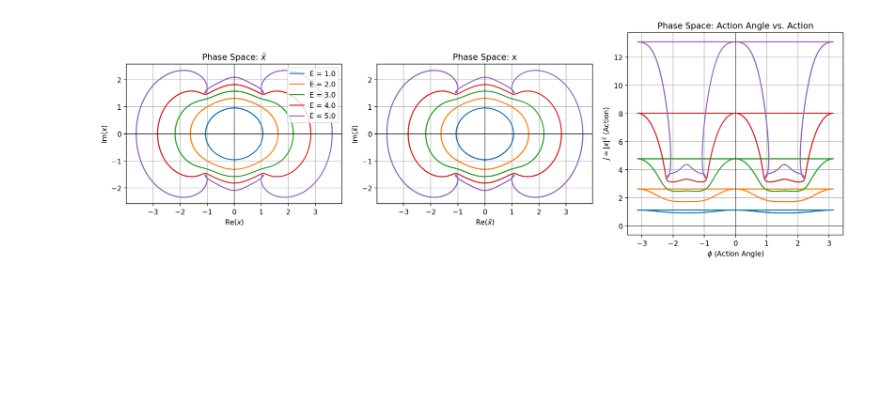
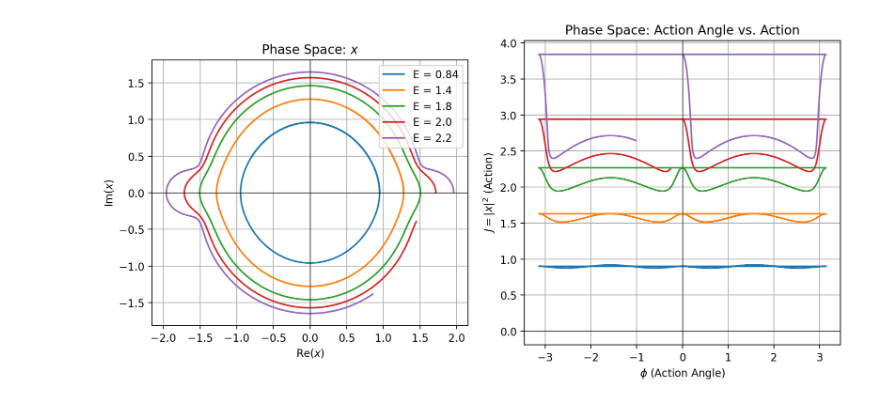
Before and after one commit to kavidey/action-angle-discovery, a Jupyter notebook: sympy example.ipynb, the cells around one changed output. Saved outputs shown, nothing was run; the diff lists cells and outputs as text; code cells hidden in the pictures; blank space fills up the shorter version.

Commit message:
Fix lie series transformation

```diff
--- a/sympy example.ipynb
+++ b/sympy example.ipynb
@@ -20,7 +21,9 @@ def h_2n(n_val, x_val, x_bar_val, omega_0_val):
 h = omega_0 * x * x_bar
 
 for i in range(2,4):
-	h += h_2n(i*2, x, x_bar, omega_0)
+	h += h_2n(i, x, x_bar, omega_0)
+
+h_f = lambdify([x, x_bar, omega_0], h)
 
 h
 # %% [output]
@@ -53,8 +56,11 @@ chi = chi_4+chi_6
 # xp_bar = x_bar + pb(x_bar, chi) + (1/2) * pb(pb(x_bar, chi), chi)
 
 lie_order = 3
-xp = lie_transformation(x, chi, lie_order)
-xp_bar = lie_transformation(x_bar, chi, lie_order)
+xp = lie_transformation(x, -chi, lie_order)
+xp_bar = lie_transformation(x_bar, -chi, lie_order)
 
 xp_f = lambdify([x, x_bar, omega_0], xp)
 xp_bar_f = lambdify([x, x_bar, omega_0], xp_bar)
+# %%
+z = np.linspace(0, 5, 1000)
+plt.plot(z, h_f(z + 0j, 0 + 0j, 1).real)
@@ -138,61 +140,49 @@ plt.show()
 # %%
 
-fig, axes = plt.subplots(1, 3, figsize=(15, 5))
+fig, axes = plt.subplots(1, 2, figsize=(10, 5))
 
 for i in range(len(energy_levels)):
     H = energy_levels[i]
     # Set initial condition for x and x̄ based on chosen
 	# energy H as sqrt(H/omega_0) with phase as 0
     x0 = np.sqrt(H/omega_0_val) * np.exp(0)
-    x_bar0 = np.conj(x0)
-    z0 = [x0.real, x0.imag, x_bar0.real, x_bar0.imag]
+    z0 = [x0.real, x0.imag]
 
     # Solve the ODEs
     sol = solve_ivp(hamiltonian_system, t_span, z0, t_eval=t_eval, rtol=1e-8, atol=1e-8)
     x_sol = sol.y[0] + 1j * sol.y[1]
-    x_bar_sol = sol.y[2] + 1j * sol.y[3]
+    x_bar_sol = x_sol.real + 1j * x_sol.imag
 
     xp_sol = xp_f(x_sol, x_bar_sol, omega_0_val)
     xp_bar_sol = xp_bar_f(x_sol, x_bar_sol, omega_0_val)
 
     # Compute action variable J and action angle phi
     J_sol = np.abs(xp_sol) ** 2
     phi_sol = np.angle(xp_sol)
 
     # Plot phase space for x
-    axes[0].plot(xp_sol.real, xp_sol.imag, label=f"E = {H:.2}")
+    axes[0].plot(xp_sol.real, xp_sol.imag, label=f"E = {h_f(x_sol[0], x_bar_sol[0], omega_0_val).real:.2}")
 
-	# Plot phase space for x_bar
-    axes[1].plot(np.conj(xp_sol).real, np.conj(xp_sol).imag)
-
-    # Plot angle space
-    axes[2].plot(phi_sol, J_sol)
+    # Plot action angle space
+    axes[1].plot(phi_sol, J_sol)
 
 axes[0].legend(loc="upper right")
 axes[0].set_xlabel(r'Re$(x)$')
 axes[0].set_ylabel(r'Im$(x)$')
-axes[0].set_title(r'Phase Space: $\bar{x}$')
+axes[0].set_title(r'Phase Space: $x$')
 axes[0].axhline(0, color='black', linewidth=0.5)
 axes[0].axvline(0, color='black', linewidth=0.5)
 axes[0].grid()
 axes[0].set_aspect('equal')
 
-axes[1].set_xlabel(r'Re$(\bar{x})$')
-axes[1].set_ylabel(r'Im$(\bar{x})$')
-axes[1].set_title('Phase Space: x')
+axes[1].set_xlabel(r'$\phi$ (Action Angle)')
+axes[1].set_ylabel(r'$J = |x|^2$ (Action)')
+axes[1].set_title('Phase Space: Action Angle vs. Action')
 axes[1].axhline(0, color='black', linewidth=0.5)
 axes[1].axvline(0, color='black', linewidth=0.5)
 axes[1].grid()
-axes[1].set_aspect('equal')
-
-axes[2].set_xlabel(r'$\phi$ (Action Angle)')
-axes[2].set_ylabel(r'$J = |x|^2$ (Action)')
-axes[2].set_title('Phase Space: Action Angle vs. Action')
-axes[2].axhline(0, color='black', linewidth=0.5)
-axes[2].axvline(0, color='black', linewidth=0.5)
-axes[2].grid()
 
 plt.tight_layout()
 plt.show()
 # %% [output]
-[figure, old version]
+[figure, new version]
```
Also changed, not shown: parts of 5 cells of this notebook.
